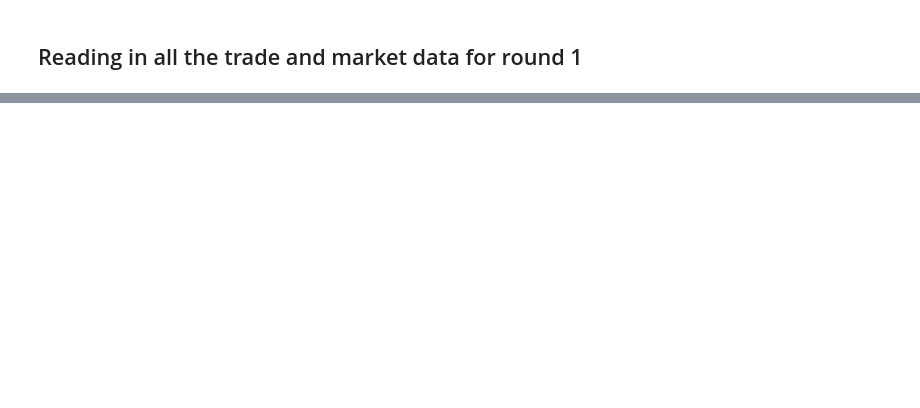
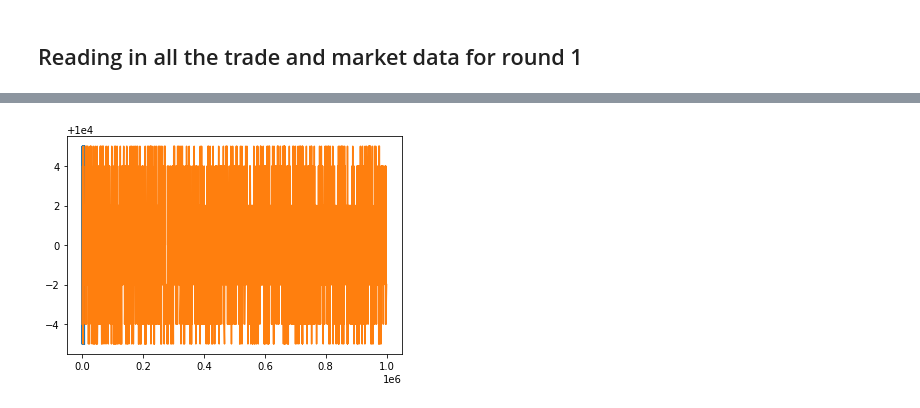
Before and after one commit to yungarjun/prosperity_3, a Jupyter notebook: initial_eda.ipynb, the cells around one changed output, grey strips where cells are left out. Saved outputs shown, nothing was run; the diff lists cells and outputs as text; code cells hidden in the pictures; blank space fills up the shorter version.

Commit message:
exploring resin quotes and trades

```diff
--- a/initial_eda.ipynb
+++ b/initial_eda.ipynb
@@ -66,0 +136,15 @@ for idx, df in enumerate(trades, start=1):
+# %%
+df_resin_quotes = (
+    prices_resin[0]
+    .append(prices_resin[1])
+    .append(prices_resin[2])
+    .sort_values(by=['day', 'timestamp'])
+)
+# %%
+
+df_resin_trades = (
+    trades_resin[0]
+    .append(trades_resin[1])
+    .append(trades_resin[2])
+    .sort_values(by=['day', 'timestamp'])
+)
@@ -66,0 +267,2 @@ for idx, df in enumerate(trades, start=1):
+# %%
+df_resin_trades['avg_price'] = df_resin_trades['total_seashells'] / df_resin_trades['quantity']
@@ -66,0 +278,15 @@ for idx, df in enumerate(trades, start=1):
+# %%
+new_df = pd.merge(
+    left=df_resin_trades,
+    right=df_resin_quotes,
+    how='left',
+    left_on=['day', 'timestamp'],
+    right_on=['day', 'timestamp'],
+
+)
+# %%
+new_df.price.plot()
+plt.plot('timestamp', 'price', data = new_df.query('day == -2'))
+plt.show()
+# %% [output]
+[figure, added]
```
Also changed, not shown: parts of 22 cells of this notebook.
